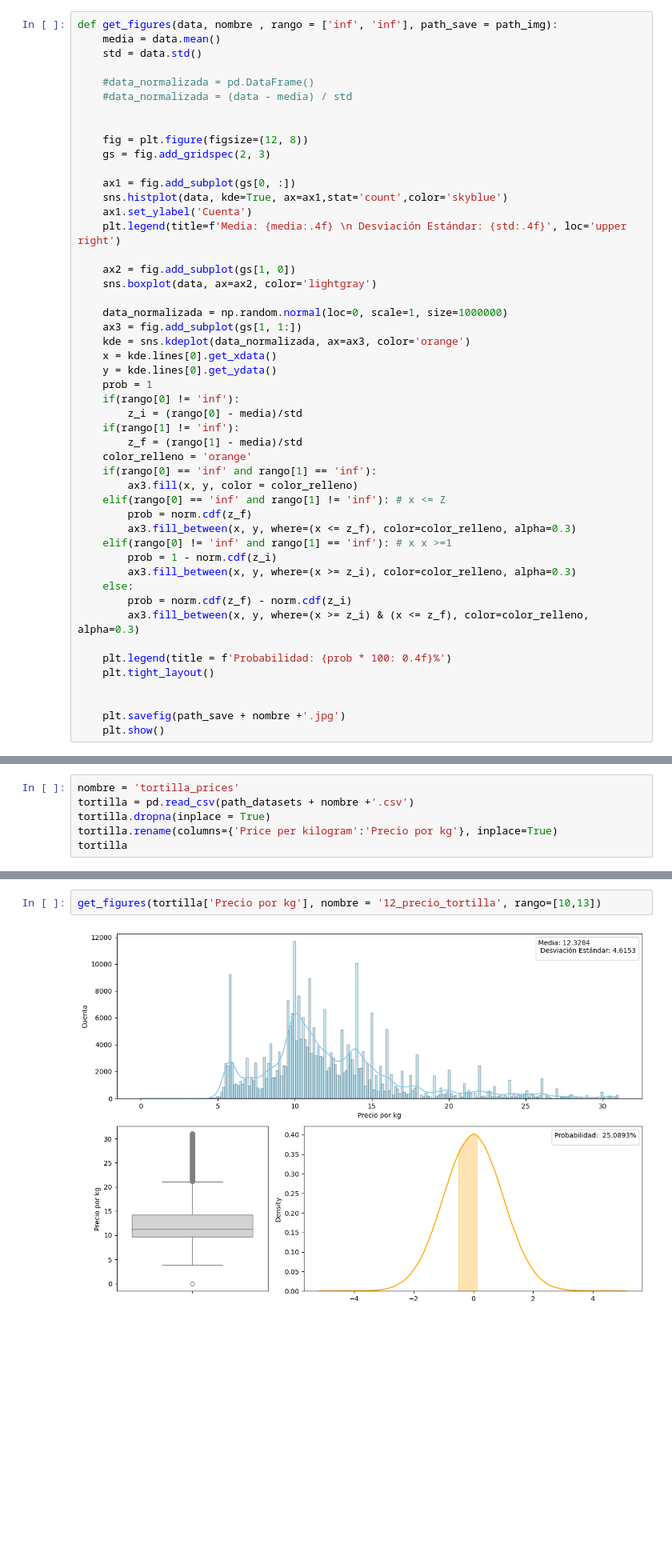
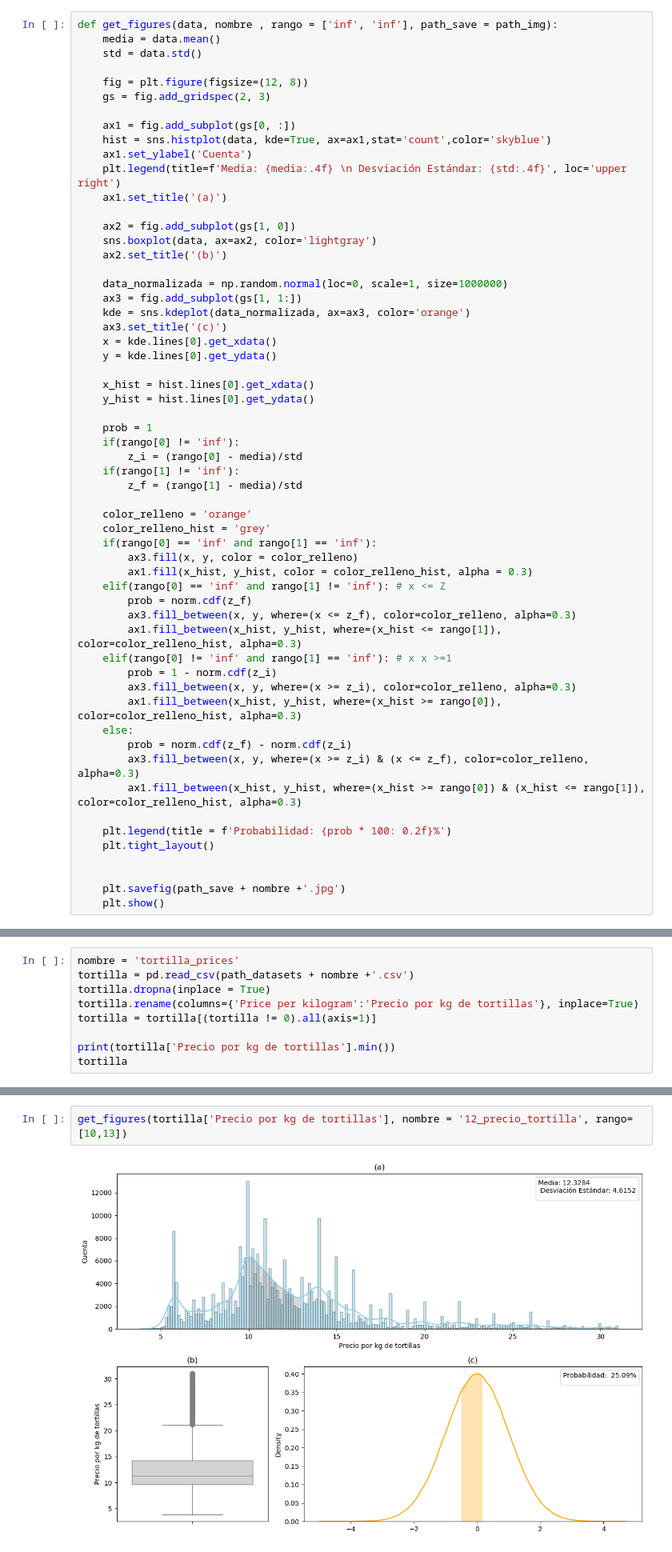
Before and after one commit to CesarLepeITT/ProyectoProba, a Jupyter notebook: experimentos.ipynb, the cells around one changed output, grey strips where cells are left out. Shown at 80% size. Cells and saved outputs as stored; diff of their text form; blank space fills up the shorter version.

Commit message:
Terminadas graficas con relleno en histograma

```diff
--- a/experimentos.ipynb
+++ b/experimentos.ipynb
@@ -21,45 +19,54 @@ def get_figures(data, nombre , rango = ['inf', 'inf'], path_save = path_img):
     media = data.mean()
     std = data.std()
 
-    #data_normalizada = pd.DataFrame()
-    #data_normalizada = (data - media) / std
-
-
     fig = plt.figure(figsize=(12, 8))
     gs = fig.add_gridspec(2, 3)
 
     ax1 = fig.add_subplot(gs[0, :])
-    sns.histplot(data, kde=True, ax=ax1,stat='count',color='skyblue')
+    hist = sns.histplot(data, kde=True, ax=ax1,stat='count',color='skyblue')
     ax1.set_ylabel('Cuenta')
     plt.legend(title=f'Media: {media:.4f} \n Desviación Estándar: {std:.4f}', loc='upper right')
+    ax1.set_title('(a)')
 
     ax2 = fig.add_subplot(gs[1, 0])
     sns.boxplot(data, ax=ax2, color='lightgray')
+    ax2.set_title('(b)')
 
     data_normalizada = np.random.normal(loc=0, scale=1, size=1000000)
     ax3 = fig.add_subplot(gs[1, 1:])
     kde = sns.kdeplot(data_normalizada, ax=ax3, color='orange')
+    ax3.set_title('(c)')
     x = kde.lines[0].get_xdata()
     y = kde.lines[0].get_ydata()
+
+    x_hist = hist.lines[0].get_xdata()
+    y_hist = hist.lines[0].get_ydata()
+
     prob = 1
     if(rango[0] != 'inf'):
         z_i = (rango[0] - media)/std
     if(rango[1] != 'inf'):
         z_f = (rango[1] - media)/std
+
     color_relleno = 'orange'
+    color_relleno_hist = 'grey'
     if(rango[0] == 'inf' and rango[1] == 'inf'):
         ax3.fill(x, y, color = color_relleno)
+        ax1.fill(x_hist, y_hist, color = color_relleno_hist, alpha = 0.3)
     elif(rango[0] == 'inf' and rango[1] != 'inf'): # x <= Z
         prob = norm.cdf(z_f)
         ax3.fill_between(x, y, where=(x <= z_f), color=color_relleno, alpha=0.3)
+        ax1.fill_between(x_hist, y_hist, where=(x_hist <= rango[1]), color=color_relleno_hist, alpha=0.3)
     elif(rango[0] != 'inf' and rango[1] == 'inf'): # x x >=1
         prob = 1 - norm.cdf(z_i)
         ax3.fill_between(x, y, where=(x >= z_i), color=color_relleno, alpha=0.3)
+        ax1.fill_between(x_hist, y_hist, where=(x_hist >= rango[0]), color=color_relleno_hist, alpha=0.3)
     else:
         prob = norm.cdf(z_f) - norm.cdf(z_i)
         ax3.fill_between(x, y, where=(x >= z_i) & (x <= z_f), color=color_relleno, alpha=0.3)
+        ax1.fill_between(x_hist, y_hist, where=(x_hist >= rango[0]) & (x_hist <= rango[1]), color=color_relleno_hist, alpha=0.3)
 
-    plt.legend(title = f'Probabilidad: {prob * 100: 0.4f}%')
+    plt.legend(title = f'Probabilidad: {prob * 100: 0.2f}%')
     plt.tight_layout()
 
 
@@ -197,6 +206,9 @@ get_figures(banana['firmeza(kgf)'], nombre = '6_firmeza_banana', rango=[3, 'inf'
 nombre = 'tortilla_prices'
 tortilla = pd.read_csv(path_datasets + nombre +'.csv')
 tortilla.dropna(inplace = True)
-tortilla.rename(columns={'Price per kilogram':'Precio por kg'}, inplace=True)
+tortilla.rename(columns={'Price per kilogram':'Precio por kg de tortillas'}, inplace=True)
+tortilla = tortilla[(tortilla != 0).all(axis=1)]
+
+print(tortilla['Precio por kg de tortillas'].min())
 tortilla
 # %% [output]
@@ -204,9 +229,9 @@ tortilla
 # %% [markdown]
 ## Precio tortilla - experimento 12
 # %%
-get_figures(tortilla['Precio por kg'], nombre = '12_precio_tortilla', rango=[10,13])
+get_figures(tortilla['Precio por kg de tortillas'], nombre = '12_precio_tortilla', rango=[10,13])
 # %% [output]
-[figure, old version]
+[figure, new version]
 # %% [markdown]
 # Food and nutrition
 # %%
```
Also changed, not shown: parts of 24 cells of this notebook, 20 other files.
